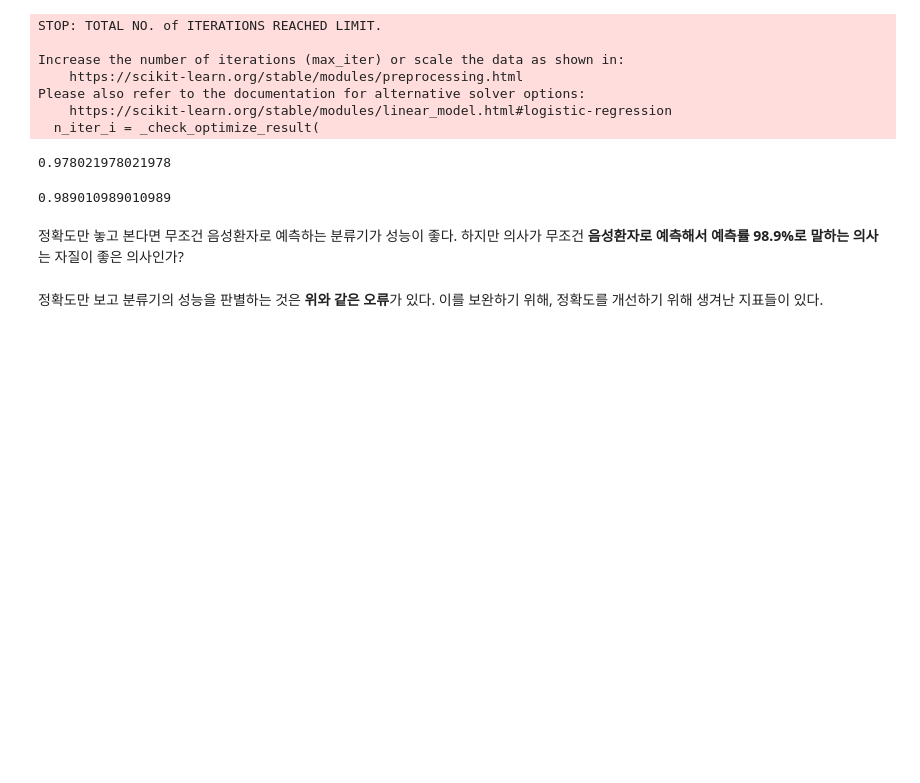
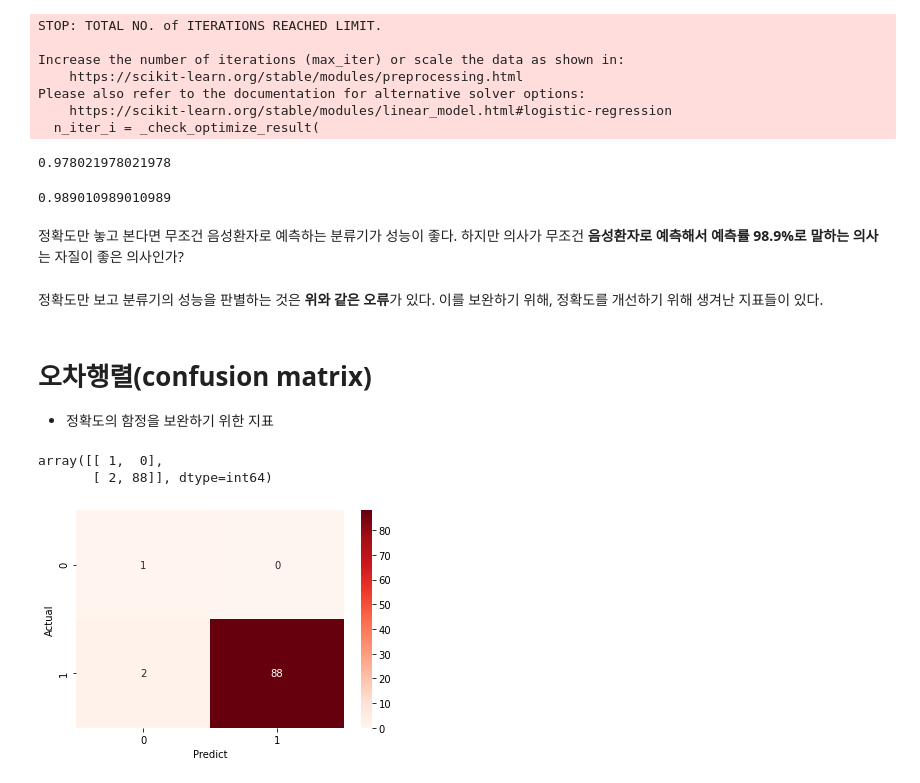
Before and after one commit to kaminion/fastcampus_python, a Jupyter notebook: machine learning/14. accuray_error.ipynb, the cells around one changed output. Drawn from its saved outputs; the diff is of its cells as text; code cells hidden in the pictures; blank space fills up the shorter version.

Commit message:
refactor: modified accuray add to confusion matrix

```diff
--- a/machine learning/14. accuray_error.ipynb
+++ b/machine learning/14. accuray_error.ipynb
@@ -125,3 +125,6 @@ my_prediction = np.ones(shape=y_test.shape)
 # %% [markdown]
 정확도만 보고 분류기의 성능을 판별하는 것은 **위와 같은 오류**가 있다.
 이를 보완하기 위해, 정확도를 개선하기 위해 생겨난 지표들이 있다.
+# %% [markdown]
+# 오차행렬(confusion matrix)
+- 정확도의 함정을 보완하기 위한 지표
@@ -127,0 +135,13 @@ my_prediction = np.ones(shape=y_test.shape)
+# %%
+confusion_matrix(y_test, pred) # 실제값이 0과 1, 예측한 값이 0과 1해서 2x2 matrix가 나옴
+# %% [output]
+array([[ 1,  0],
+       [ 2, 88]], dtype=int64)
+# %%
+sns.heatmap(confusion_matrix(y_test, pred), annot=True, cmap='Reds')
+
+plt.xlabel('Predict')
+plt.ylabel('Actual')
+plt.show()
+# %% [output]
+[figure, added]
```
Also changed, not shown: parts of 3 cells of this notebook.
